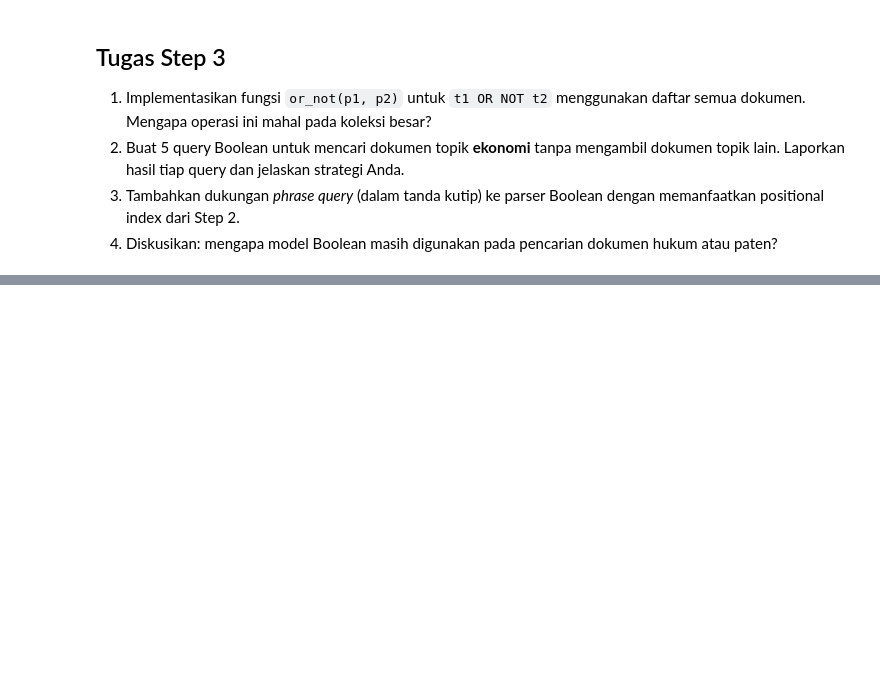
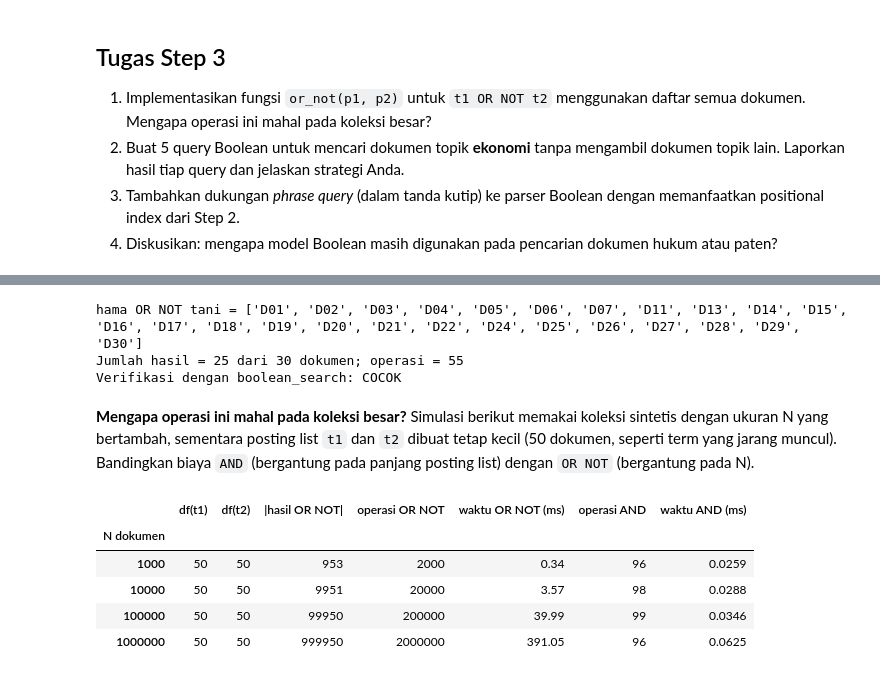
Before and after one commit to uccuuu/Project-STKI, a Jupyter notebook: notebooks/03_boolean_retrieval.ipynb, the cells around one changed output, grey strips where cells are left out. Saved outputs shown, nothing was run; the diff lists cells and outputs as text; code cells hidden in the pictures; blank space fills up the shorter version.

```diff
--- a/notebooks/03_boolean_retrieval.ipynb
+++ b/notebooks/03_boolean_retrieval.ipynb
@@ -135,2 +269,64 @@ OR  : ['D06', 'D10', 'D14', 'D15', 'D16', 'D18', 'D25', 'D27']
 # %%
-# Tulis jawaban Anda di sini
+def komplemen(p, semua_doc):
+    """NOT p: semua dokumen yang tidak ada di p. Dua pointer, O(N). Mengembalikan (hasil, langkah)."""
+    hasil, j, langkah = [], 0, 0
+    for d in semua_doc:
+        langkah += 1
+        if j < len(p) and p[j] == d:
+            j += 1
+        else:
+            hasil.append(d)
+    return hasil, langkah
+
+def or_not(p1, p2, semua_doc):
+    """t1 OR NOT t2 = p1 UNION (semua_doc - p2). Mengembalikan (hasil, perkiraan_jumlah_operasi)."""
+    not_p2, langkah = komplemen(p2, semua_doc)
+    hasil = union(p1, not_p2)
+    langkah += len(p1) + len(not_p2)       # biaya merge pada union (batas atas)
+    return hasil, langkah
+
+# Contoh pada korpus proyek
+hasil, op = or_not(postings("hama"), postings("tani"), SEMUA_DOC)
+print("hama OR NOT tani =", hasil)
+print(f"Jumlah hasil = {len(hasil)} dari {len(SEMUA_DOC)} dokumen; operasi = {op}")
+
+# Verifikasi terhadap parser Boolean bawaan (harus identik)
+assert hasil == boolean_search("hama OR NOT tani", index, SEMUA_DOC)
+print("Verifikasi dengan boolean_search: COCOK")
+# %% [output]
+hama OR NOT tani = ['D01', 'D02', 'D03', 'D04', 'D05', 'D06', 'D07', 'D11', 'D13', 'D14', 'D15', 'D16', 'D17', 'D18', 'D19', 'D20', 'D21', 'D22', 'D24', 'D25', 'D26', 'D27', 'D28', 'D29', 'D30']
+Jumlah hasil = 25 dari 30 dokumen; operasi = 55
+Verifikasi dengan boolean_search: COCOK
+# %% [markdown]
+**Mengapa operasi ini mahal pada koleksi besar?** Simulasi berikut memakai koleksi sintetis dengan ukuran N yang bertambah,
+sementara posting list `t1` dan `t2` dibuat tetap kecil (50 dokumen, seperti term yang jarang muncul).
+Bandingkan biaya `AND` (bergantung pada panjang posting list) dengan `OR NOT` (bergantung pada N).
+# %%
+random.seed(42)
+baris = []
+for N in [1_000, 10_000, 100_000, 1_000_000]:
+    semua = [f"D{i:07d}" for i in range(N)]            # urutan leksikografis = urutan numerik
+    p1 = sorted(random.sample(semua, 50))
+    p2 = sorted(random.sample(semua, 50))
+
+    t0 = time.perf_counter()
+    hasil_or_not, operasi = or_not(p1, p2, semua)
+    ms_or_not = (time.perf_counter() - t0) * 1000
+
+    t0 = time.perf_counter()
+    _, bandingan_and = intersect(p1, p2)
+    ms_and = (time.perf_counter() - t0) * 1000
+
+    baris.append({"N dokumen": N, "df(t1)": len(p1), "df(t2)": len(p2),
+                  "|hasil OR NOT|": len(hasil_or_not),
+                  "operasi OR NOT": operasi, "waktu OR NOT (ms)": round(ms_or_not, 2),
+                  "operasi AND": bandingan_and, "waktu AND (ms)": round(ms_and, 4)})
+
+display(pd.DataFrame(baris).set_index("N dokumen"))
+# %% [output]
+|  | df(t1) | df(t2) | |hasil OR NOT| | operasi OR NOT | waktu OR NOT (ms) | operasi AND | waktu AND (ms) |
+| N dokumen |  |  |  |  |  |  |  |
+| 1000 | 50 | 50 | 953 | 2000 | 0.34 | 96 | 0.0259 |
+| 10000 | 50 | 50 | 9951 | 20000 | 3.57 | 98 | 0.0288 |
+| 100000 | 50 | 50 | 99950 | 200000 | 39.99 | 99 | 0.0346 |
+| 1000000 | 50 | 50 | 999950 | 2000000 | 391.05 | 96 | 0.0625 |
```
Also changed, not shown: parts of 14 cells of this notebook.
